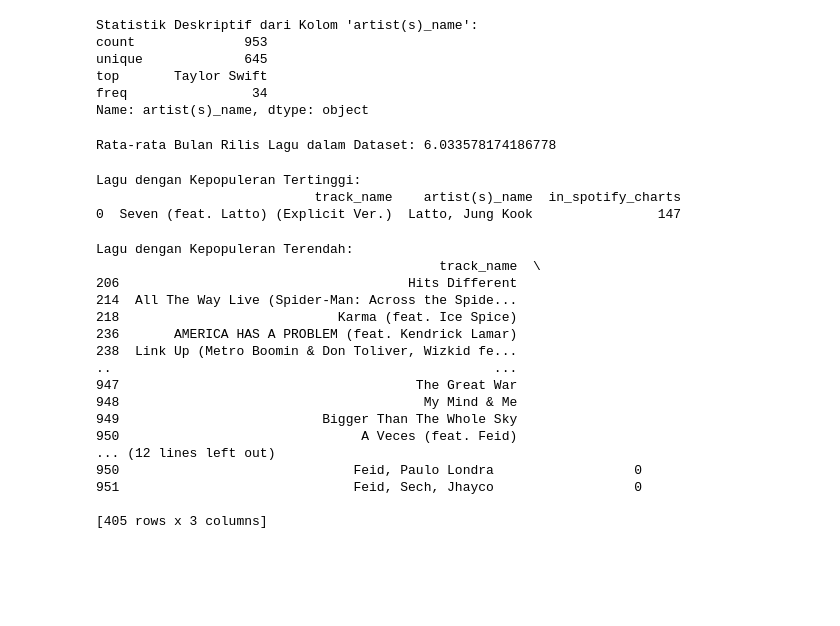
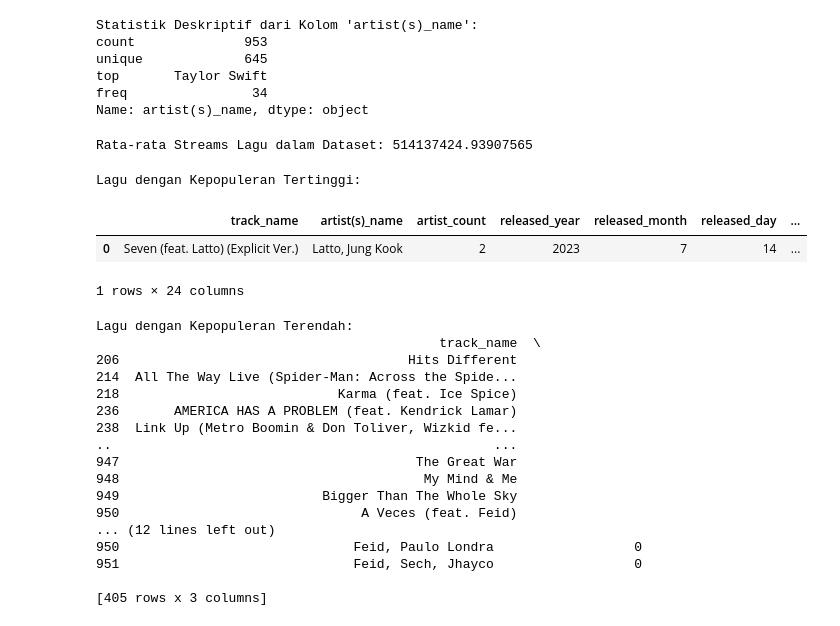
Before and after one commit to Bigfoottt/portfolio-db_engineer-spotify, a Jupyter notebook: spotify.ipynb, the cells around one changed output. Cells and saved outputs as stored; diff of their text form; code cells hidden in the pictures; blank space fills up the shorter version.

```diff
--- a/spotify.ipynb
+++ b/spotify.ipynb
@@ -117,20 +98,22 @@ top       Taylor Swift
 freq                34
 Name: artist(s)_name, dtype: object
 # %%
-# 6. Rata-rata bulan rilis lagu dalam dataset
-rata_released_month = data['released_month'].mean()
-print("\nRata-rata Bulan Rilis Lagu dalam Dataset:", rata_released_month)
+# 6. Rata-rata streams lagu dalam dataset
+rata_streams = data['streams'].mean()
+print("\nRata-rata Streams Lagu dalam Dataset:", rata_streams)
 # %% [output]
-Rata-rata Bulan Rilis Lagu dalam Dataset: 6.033578174186778
+Rata-rata Streams Lagu dalam Dataset: 514137424.93907565
 # %%
 # 7. Lagu dengan kepopuleran tertinggi di spotify
 lagu_terpopuler = data[data['in_spotify_charts'] == data['in_spotify_charts'].max()]
 print("\nLagu dengan Kepopuleran Tertinggi:")
-print(lagu_terpopuler[['track_name', 'artist(s)_name', 'in_spotify_charts']])
+# print(lagu_terpopuler[['track_name', 'artist(s)_name', 'in_spotify_charts']])
+data.head(1)
 # %% [output]
 Lagu dengan Kepopuleran Tertinggi:
-                            track_name    artist(s)_name  in_spotify_charts
-0  Seven (feat. Latto) (Explicit Ver.)  Latto, Jung Kook                147
+|  | track_name | artist(s)_name | artist_count | released_year | released_month | released_day | ... |
+| 0 | Seven (feat. Latto) (Explicit Ver.) | Latto, Jung Kook | 2 | 2023 | 7 | 14 | ... |
+1 rows × 24 columns
 # %%
 # 8. Lagu dengan kepopuleran terendah di spotify
 lagu_terendah = data[data['in_spotify_charts'] == data['in_spotify_charts'].min()]
```
Also changed, not shown: parts of 12 cells of this notebook.
